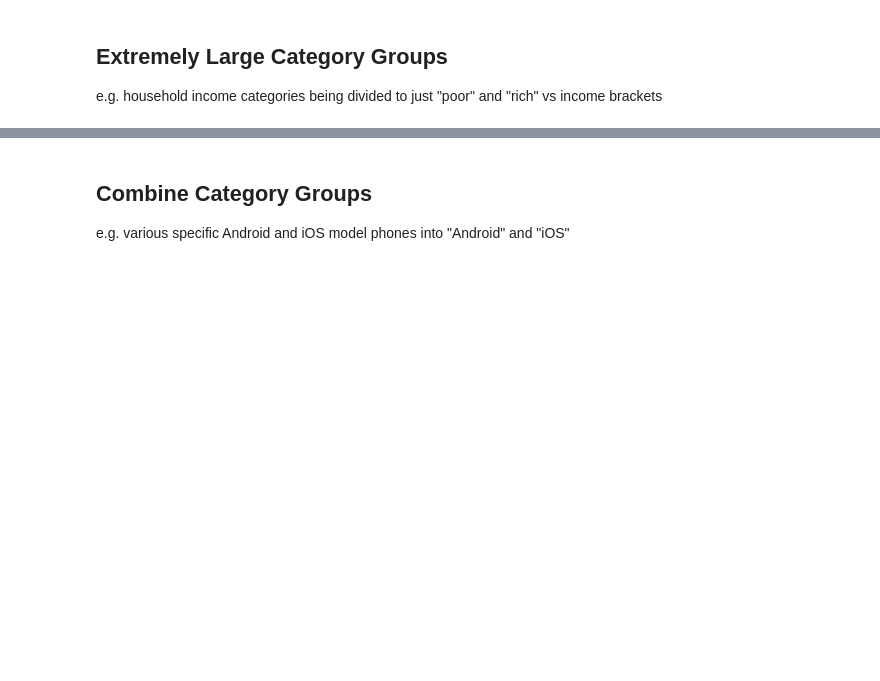
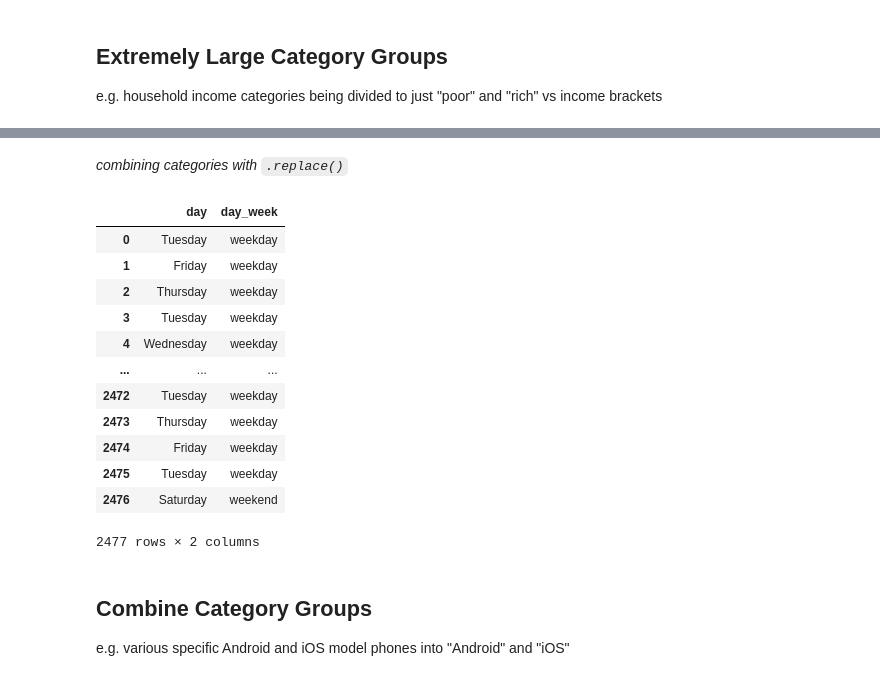
Before and after one commit to priscilla-arinze/PythonReview, a Jupyter notebook: LIBRARIES/Pandas_CleaningData.ipynb, the cells around one changed output, grey strips where cells are left out. Drawn from its saved outputs; the diff is of its cells as text; code cells hidden in the pictures; blank space fills up the shorter version.

```diff
--- a/LIBRARIES/Pandas_CleaningData.ipynb
+++ b/LIBRARIES/Pandas_CleaningData.ipynb
@@ -535,3 +586,33 @@ e.g. household income categories being divided to just "poor" and "rich" vs inco
+# %% [markdown]
+*combining categories with `.replace()`*
+# %%
+day_mappings = {
+    "Monday":"weekday",
+    "Tuesday":"weekday",
+    "Wednesday": "weekday",
+    "Thursday": "weekday",
+    "Friday": "weekday",
+    "Saturday": "weekend",
+    "Sunday": "weekend"
+}
+
+airlines_remap_categories_df["day_week"] = airlines_remap_categories_df["day"].replace(day_mappings)
+
+airlines_remap_categories_df[["day", "day_week"]]
+# %% [output]
+|  | day | day_week |
+| 0 | Tuesday | weekday |
+| 1 | Friday | weekday |
+| 2 | Thursday | weekday |
+| 3 | Tuesday | weekday |
+| 4 | Wednesday | weekday |
+| ... | ... | ... |
+| 2472 | Tuesday | weekday |
+| 2473 | Thursday | weekday |
+| 2474 | Friday | weekday |
+| 2475 | Tuesday | weekday |
+| 2476 | Saturday | weekend |
+2477 rows × 2 columns
 # %% [markdown]
 ## Combine Category Groups
 
```
Also changed, not shown: parts of 5 cells of this notebook, 1 other file.
